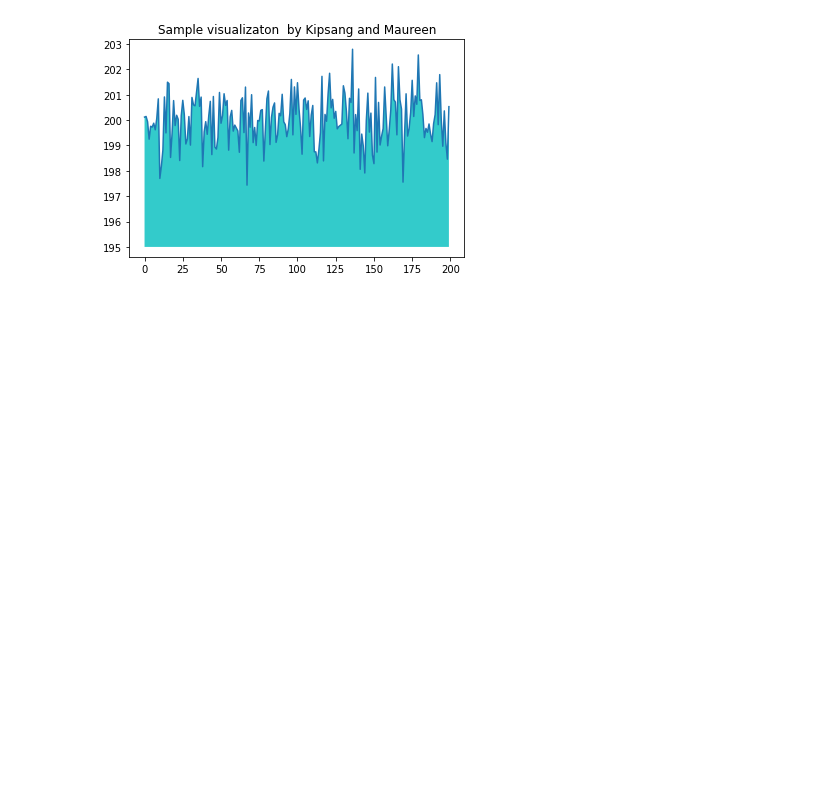
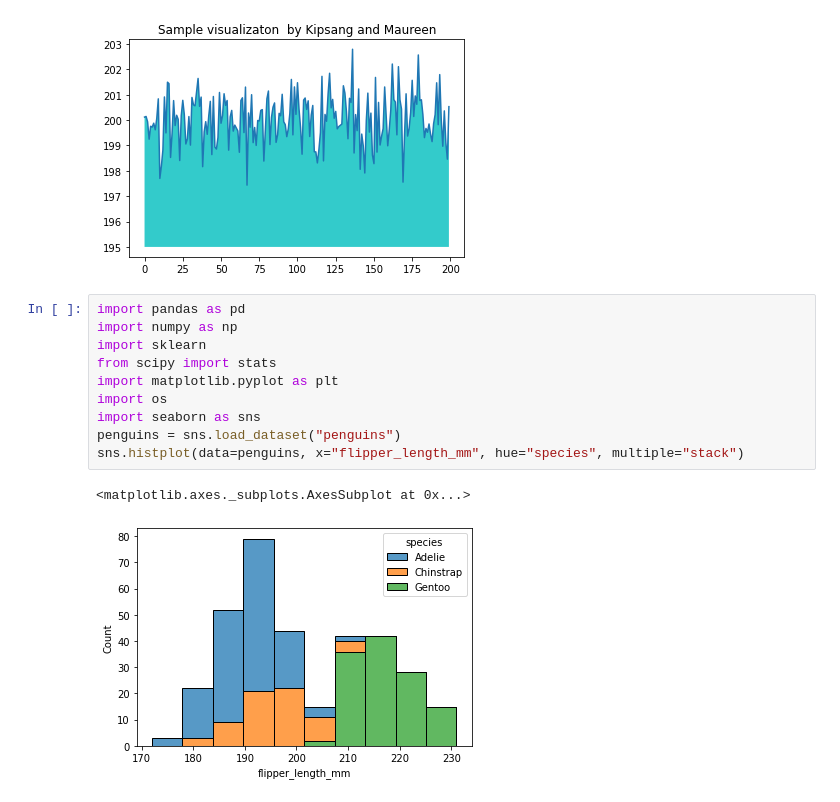
Before and after one commit to kipsangchepesa/Kipsang-DSP11, a Jupyter notebook: practice.ipynb, the cells around one changed output. Cells and saved outputs as stored; diff of their text form; blank space fills up the shorter version.

```diff
--- a/practice.ipynb
+++ b/practice.ipynb
@@ -42,3 +42,16 @@ plt.show
 # %% [output]
 <function matplotlib.pyplot.show>
 [figure]
+# %%
+import pandas as pd
+import numpy as np
+import sklearn
+from scipy import stats
+import matplotlib.pyplot as plt
+import os
+import seaborn as sns
+penguins = sns.load_dataset("penguins")
+sns.histplot(data=penguins, x="flipper_length_mm", hue="species", multiple="stack")
+# %% [output]
+<matplotlib.axes._subplots.AxesSubplot at 0x...>
+[figure, added]
```
Also changed, not shown: parts of 2 cells of this notebook.
